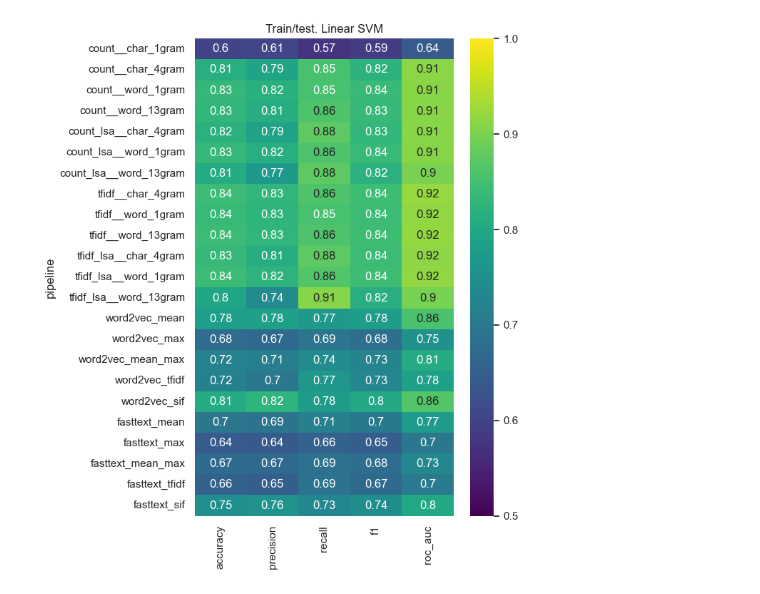
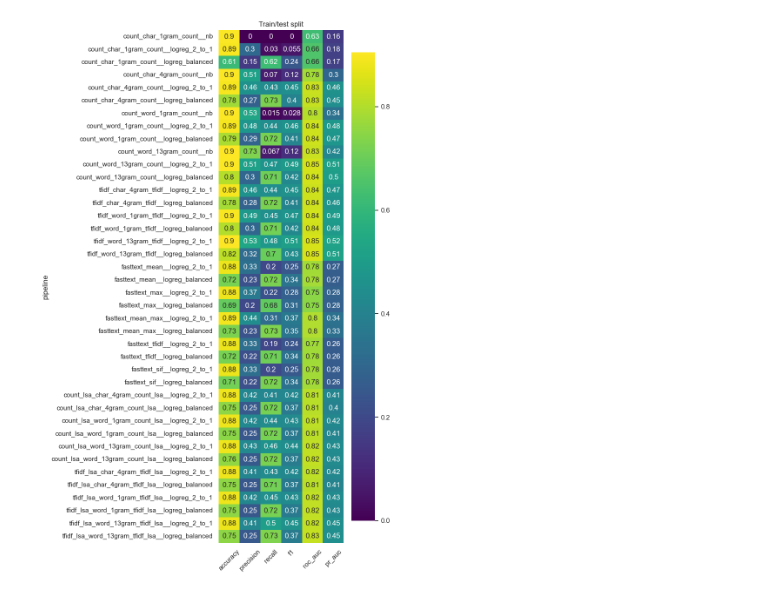
Before and after one commit to BshKatrin/RITAL-NLP-project, a Jupyter notebook: notebooks/evals.ipynb, the cells around one changed output. Saved outputs shown, nothing was run; the diff lists cells and outputs as text; code cells hidden in the pictures.

```diff
--- a/notebooks/evals.ipynb
+++ b/notebooks/evals.ipynb
@@ -54,8 +88,7 @@ evals
 # %%
-# plt.figure(figsize=(8, 10))
-# cols = ['cv_accuracy', 'cv_precision', 'cv_recall', 'cv_f1', 'cv_roc_auc']
-# mask = evals["pipeline"].str.contains("word2vec|fasttext", na=False)
-# sns.heatmap(evals[~mask].set_index("pipeline")[cols], annot=True, cmap="viridis")
-# plt.title("Cross-validation (5-fold)")
-# plt.xticks(rotation=45)
-# plt.tight_layout()
+plt.figure(figsize=(8, 13))
+cols = ['cv_accuracy', 'cv_precision', 'cv_recall', 'cv_f1', 'cv_roc_auc', 'cv_pr_auc']
+sns.heatmap(evals.set_index("pipeline")[cols].dropna(), annot=True, cmap="viridis")
+plt.title("Train/test split")
+plt.xticks(rotation=45)
+plt.tight_layout()
@@ -205,14 +97,9 @@ fig.savefig("plots/movies_cv_nb.pdf", bbox_inches="tight")
 # %%
-cols = ['accuracy', 'precision', 'recall', 'f1', 'roc_auc']
-
-fig=plt.figure(figsize=(7, 8))
-heatmap = evals_pretty[evals_pretty["pipeline"].str.contains("logreg")]
-heatmap["pipeline"] = heatmap["pipeline"].str.replace("__logreg", "", regex=False)
-heatmap = heatmap.set_index("pipeline")[cols]
-sns.heatmap(heatmap, annot=True, cmap="viridis", vmin=0.5, vmax=1.)
-plt.title("Train/test. Linear SVM")
-plt.xticks(rotation=90)
+plt.figure(figsize=(8, 13))
+cols = ['accuracy', 'precision', 'recall', 'f1', 'roc_auc', 'pr_auc']
+sns.heatmap(evals.set_index("pipeline")[cols], annot=True, cmap="viridis")
+plt.title("Train/test split")
+plt.xticks(rotation=45)
 plt.tight_layout()
-fig.savefig("plots/movies_tt_log_reg.pdf", bbox_inches="tight")
 # %% [output]
-[figure, old version]
+[figure, new version]
```
Also changed, not shown: parts of 36 cells of this notebook, 4 other files.
